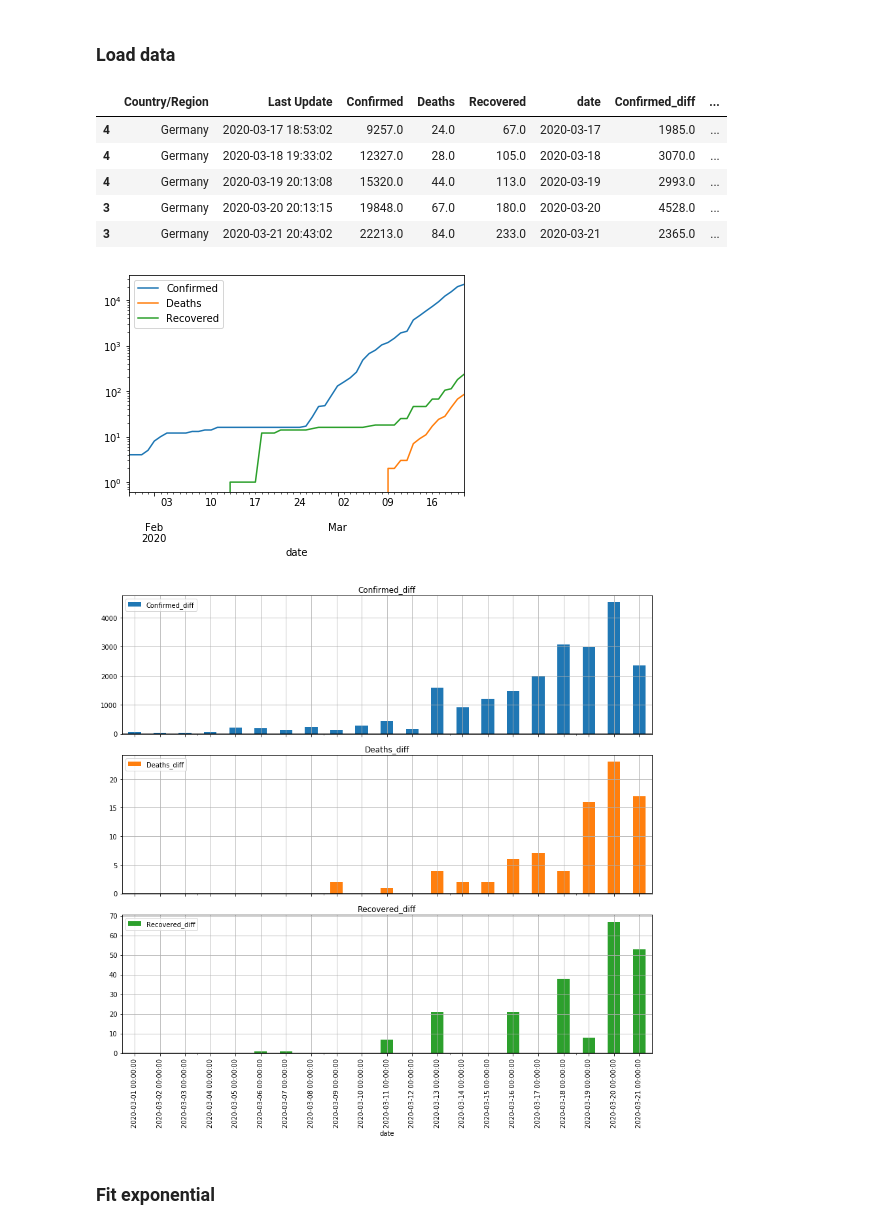
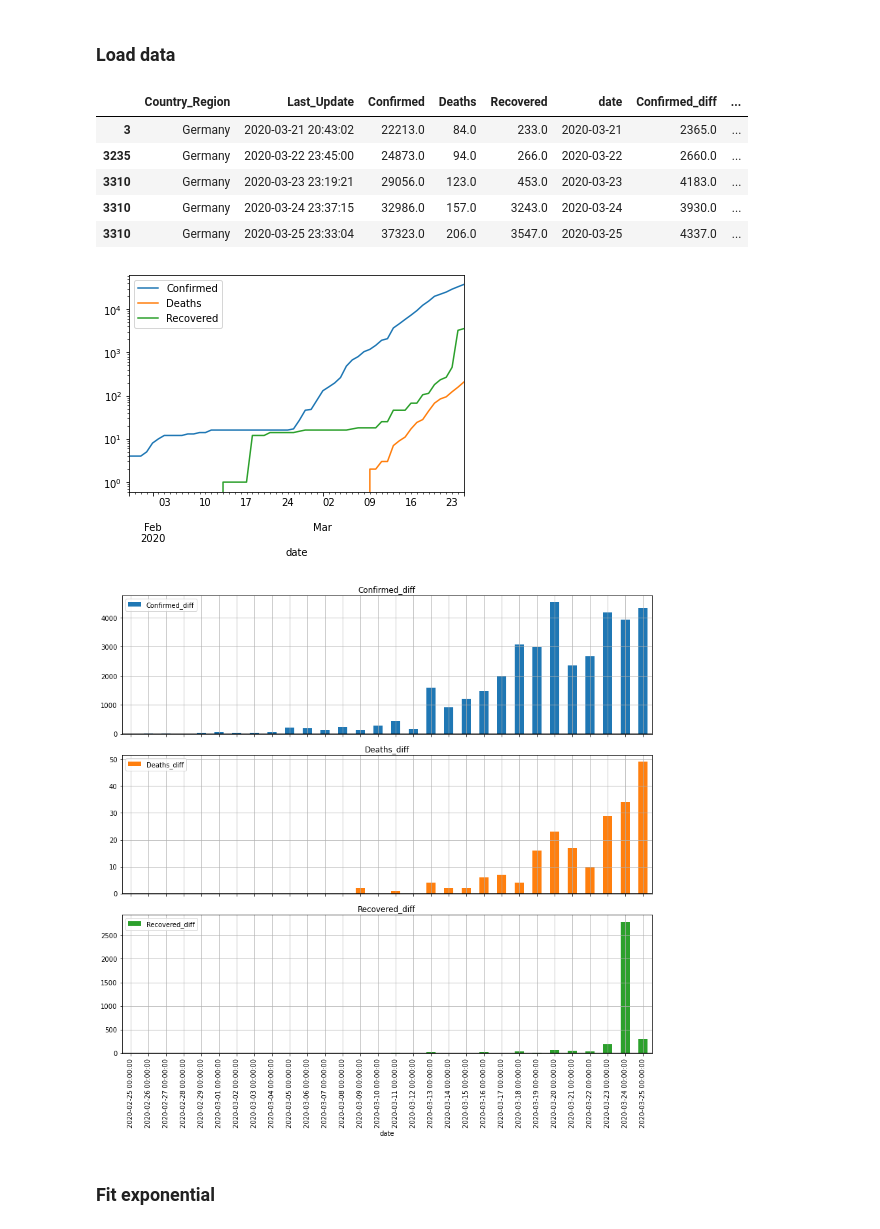
Before and after one commit to nikoladze/COVID-19, a Jupyter notebook: plot.ipynb, the cells around one changed output. Drawn from its saved outputs; the diff is of its cells as text; code cells hidden in the pictures.

```diff
--- a/plot.ipynb
+++ b/plot.ipynb
@@ -13,9 +13,10 @@ def get_df():
         report_date = fname.split("/")[-1].replace(".csv", "")
         _df = pd.read_csv(fname)
         _df["report_date"] = report_date
+        _df.columns = [col.replace("/", "_").replace(" ","_") for col in _df.columns]
         df.append(_df)
     df = pd.concat(df)
-    df["Last Update"] = pd.to_datetime(df["Last Update"])
+    df["Last_Update"] = pd.to_datetime(df["Last_Update"])
     df["report_date"] = pd.to_datetime(df["report_date"])
     df["date"] = df["report_date"] # seems to make more sense than the "Last Update"
     df = df.sort_values(by="date")
@@ -23,15 +24,16 @@ def get_df():
     return df
 # %%
 df = get_df()
-df = df[df["Country/Region"] == "Germany"]
-#df = df[df["Country/Region"].apply(lambda x : "Korea" in x)]
-#df = df[df["Country/Region"].apply(lambda x : "China" in x)]
-#df = df[df["Country/Region"] == "Italy"]
-#df = df[df["Country/Region"] == "Japan"]
-#df = df[df["Country/Region"] == "Belgium"]
-#df = df[df["Country/Region"] == "Iran"]
-#df = df[df["Country/Region"] == "Spain"]
-#df = df[df["Country/Region"] == "France"]
+df = df[df["Country_Region"] == "Germany"]
+#df = df[df["Country_Region"].apply(lambda x : "Korea" in x)]
+#df = df[df["Country_Region"].apply(lambda x : "China" in x)]
+#df = df[df["Country_Region"] == "Italy"]
+#df = df[df["Country_Region"] == "Japan"]
+#df = df[df["Country_Region"] == "Belgium"]
+#df = df[df["Country_Region"] == "Iran"]
+#df = df[df["Country_Region"] == "Spain"]
+#df = df[df["Country_Region"] == "France"]
+#df = df[df["Country_Region"] == "Sweden"]
 
 # uncomment if using multiple regions/countries
 #df = df.groupby("date").sum()
@@ -45,15 +47,30 @@ for field in ["Confirmed", "Deaths", "Recovered"]:
 #df = df.iloc[:-2]
 # %%
 df.drop(
-    columns=[col for col in ["Province/State", "report_date", "Latitude", "Longitude"] if col in df]
+    columns=[
+        col
+        for col in [
+            "Province_State",
+            "report_date",
+            "Latitude",
+            "Longitude",
+            "Lat",
+            "Long_",
+            "FIPS",
+            "Admin2",
+            "Combined_Key",
+            "Active"
+        ]
+        if col in df
+    ]
 ).tail()
 # %% [output]
-|  | Country/Region | Last Update | Confirmed | Deaths | Recovered | date | Confirmed_diff | ... |
-| 4 | Germany | 2020-03-17 18:53:02 | 9257.0 | 24.0 | 67.0 | 2020-03-17 | 1985.0 | ... |
-| 4 | Germany | 2020-03-18 19:33:02 | 12327.0 | 28.0 | 105.0 | 2020-03-18 | 3070.0 | ... |
-| 4 | Germany | 2020-03-19 20:13:08 | 15320.0 | 44.0 | 113.0 | 2020-03-19 | 2993.0 | ... |
-| 3 | Germany | 2020-03-20 20:13:15 | 19848.0 | 67.0 | 180.0 | 2020-03-20 | 4528.0 | ... |
+|  | Country_Region | Last_Update | Confirmed | Deaths | Recovered | date | Confirmed_diff | ... |
 | 3 | Germany | 2020-03-21 20:43:02 | 22213.0 | 84.0 | 233.0 | 2020-03-21 | 2365.0 | ... |
+| 3235 | Germany | 2020-03-22 23:45:00 | 24873.0 | 94.0 | 266.0 | 2020-03-22 | 2660.0 | ... |
+| 3310 | Germany | 2020-03-23 23:19:21 | 29056.0 | 123.0 | 453.0 | 2020-03-23 | 4183.0 | ... |
+| 3310 | Germany | 2020-03-24 23:37:15 | 32986.0 | 157.0 | 3243.0 | 2020-03-24 | 3930.0 | ... |
+| 3310 | Germany | 2020-03-25 23:33:04 | 37323.0 | 206.0 | 3547.0 | 2020-03-25 | 4337.0 | ... |
 # %%
 fig, ax = plt.subplots()
 df.plot(x="date", y="Confirmed", ax=ax)
@@ -61,26 +78,26 @@ df.plot(x="date", y="Deaths", ax=ax)
 df.plot(x="date", y="Recovered", ax=ax)
 ax.set_yscale("log")
 # %% [output]
-[figure, old version]
+[figure, new version]
 # %%
 #df.plot.bar(x="date", y=["Confirmed_diff", "Deaths_diff", "Recovered_diff"], subplots=True)
 # %%
-axs = df.iloc[-21:].plot.bar(
+axs = df.iloc[-30:].plot.bar(
     x="date",
     #y=["Confirmed_diff_diff", "Deaths_diff_diff", "Recovered_diff_diff"],
     y=["Confirmed_diff", "Deaths_diff", "Recovered_diff"],
     subplots=True,
     figsize=(12, 12)
 )
 for ax in axs:
     ax.axhline(0, color="black")
     #ax.set_yscale("symlog")
     ax.grid()
 fig = axs[0].get_figure()
 fig.tight_layout()
 #fig.savefig("diff_diff.pdf")
 # %% [output]
-[figure, old version]
+[figure, new version]
 # %% [markdown]
 ### Fit exponential
 # %%
```
Also changed, not shown: parts of 12 cells of this notebook.
